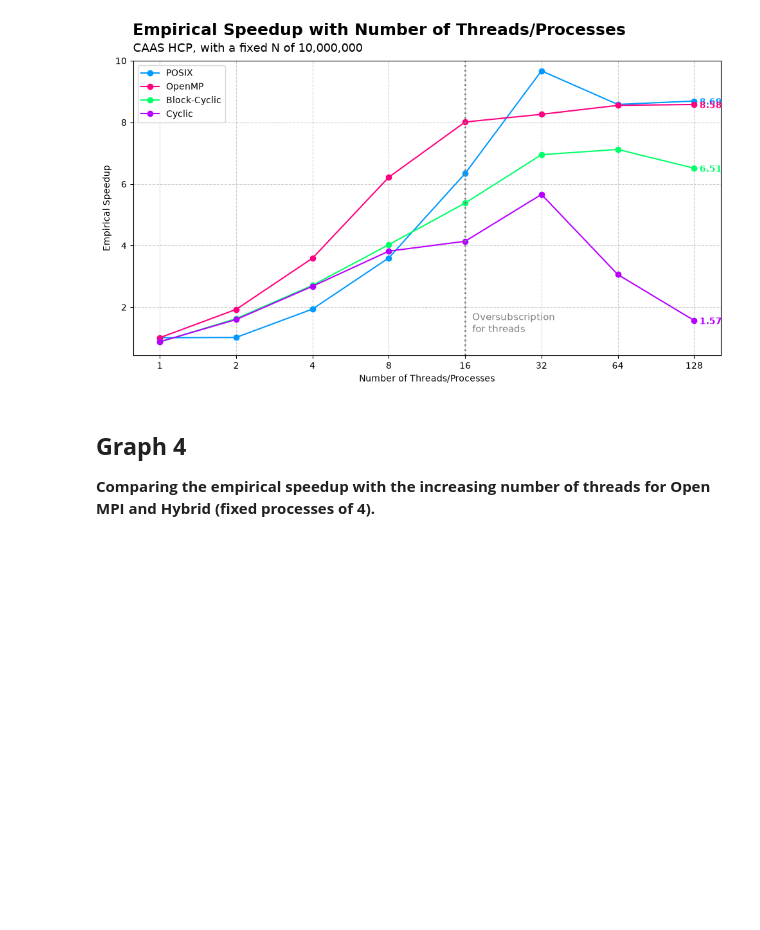
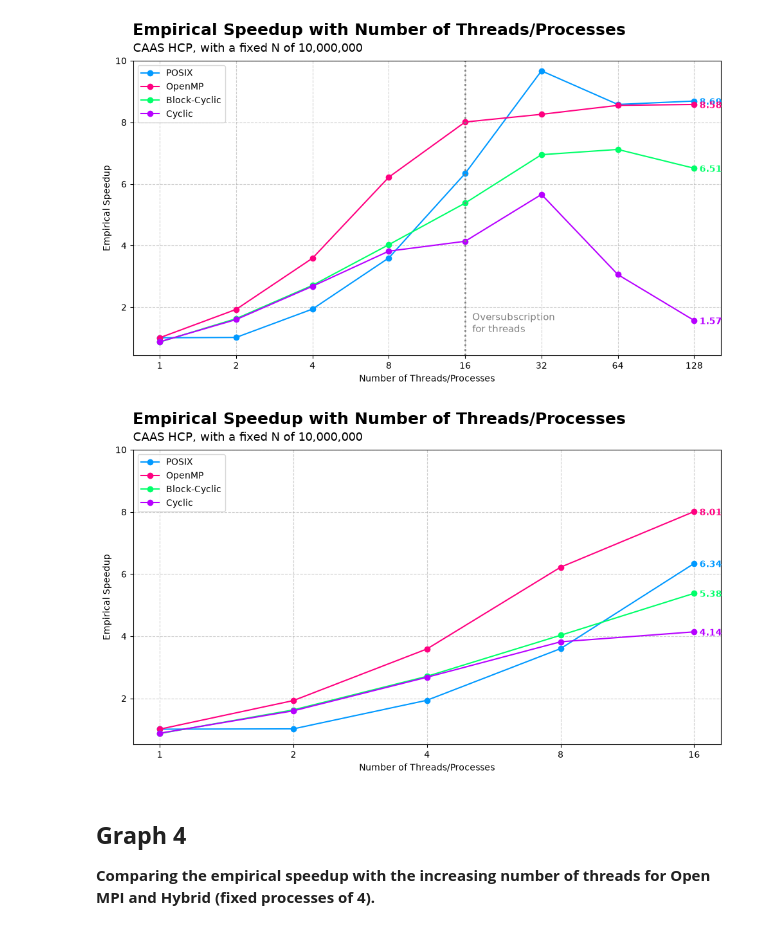
Before and after one commit to sshe0113/FIT3143_lab01, a Jupyter notebook: Lab 02/graph/caas_graph.ipynb, the cells around one changed output. Saved outputs shown, nothing was run; the diff lists cells and outputs as text; code cells hidden in the pictures; blank space fills up the shorter version.

```diff
--- a/Lab 02/graph/caas_graph.ipynb
+++ b/Lab 02/graph/caas_graph.ipynb
@@ -365,6 +365,106 @@ plt.savefig("task1_eSpeedup_TP.png", dpi=300)
 plt.show()
 # %% [output]
 [figure]
+# %%
+import pandas as pd
+import matplotlib.pyplot as plt
+
+# 1. Access the specific worksheet
+file_name = "RunningTimeRecording.xlsx"
+df = pd.read_excel(file_name, sheet_name="CAAS", header=[36, 37])
+
+# ==========================================
+# 2. DATA CLEANING & EXTRACTION
+# ==========================================
+# We explicitly target the T/P column and the specific E Speedup columns
+tp_col = df.columns[0]
+target_cols = [tp_col]
+
+categories = {
+    'POSIX': 'POSIX',
+    'OpenMP': 'OpenMP',
+    'Open MPI Block-Cyclic': 'Block-Cyclic',
+    'Open MPI Cyclic': 'Cyclic'
+}
+
+# Dynamically find the exact columns to keep
+for cat in categories.keys():
+    # Find the E Speedup column for this category
+    es_col = [c for c in df.columns if isinstance(c[0], str) and cat in c[0] and 'E Speedup' in str(c[1])][0]
+    target_cols.append(es_col)
+
+# Create the clean dataframe with ONLY the necessary columns
+df_clean = df[target_cols].copy()
+
+# Rename headers to a flat, clean format so it's easy to reference
+df_clean.columns = ['T/P'] + list(categories.values())
+
+# Convert all columns to numeric to wipe out any text artifacts or spaces
+for col in df_clean.columns:
+    df_clean[col] = pd.to_numeric(df_clean[col], errors='coerce')
+
+# Filter the T/P column strictly to our expected range (1 to 128)
+df_clean = df_clean.dropna(subset=['T/P'])
+df_clean = df_clean[(df_clean['T/P'] > 0) & (df_clean['T/P'] <= 16)]
+df_clean = df_clean.sort_values(by='T/P').reset_index(drop=True)
+
+# ==========================================
+# 3. SETUP AND PLOT
+# ==========================================
+plt.figure(figsize=(10, 6))
+
+# Colors: Light Blue, Pink, Light Green, Light Purple
+colors = ["#0099FF", "#FF0080", "#00FF6A", "#B700FF"]
+
+# 3. Extract, round, and plot each line safely
+for idx, legend_label in enumerate(categories.values()):
+    color = colors[idx]
+
+    # Isolate X and Y, and drop NaNs just for this specific line
+    # (Prevents one missing data point from ruining the whole row)
+    temp_df = df_clean[['T/P', legend_label]].dropna()
+
+    x_vals = temp_df['T/P'].tolist()
+    y_vals = temp_df[legend_label].round(2).tolist()
+
+    if len(x_vals) > 0:
+        # Plot the line with dot points
+        plt.plot(x_vals, y_vals, marker='o', label=legend_label, color=color)
+
+        # Annotate the last dot point with its value
+        plt.annotate(f'{y_vals[-1]:.2f}',
+                     xy=(x_vals[-1], y_vals[-1]),
+                     xytext=(6, -4), # Offset slightly to the right
+                     textcoords='offset points',
+                     color=color,
+                     fontweight='bold')
+
+# Formatting Titles (Aligned to the left)
+plt.suptitle("Empirical Speedup with Number of Threads/Processes", fontweight='bold', fontsize=18, x=0.062, y=0.96, ha='left')
+plt.title("CAAS HCP, with a fixed N of 10,000,000", fontsize=13, pad=10, loc='left')
+
+# Axis labels and legend
+plt.xlabel("Number of Threads/Processes")
+plt.ylabel("Empirical Speedup")
+plt.legend()
+
+# Set X-axis to a Base-2 Logarithmic scale to evenly space 1, 2, 4, 8, 16...
+plt.xscale('log', base=2)
+
+# Set X-axis ticks explicitly and force them to render as plain numbers
+ticks = [1, 2, 4, 8, 16]
+plt.xticks(ticks, labels=[str(t) for t in ticks])
+
+# Set Y-axis limit so the max is 10
+plt.ylim(top=10)
+
+# Display grid and show plot
+plt.grid(True, linestyle='--', alpha=0.6)
+plt.tight_layout()
+plt.savefig("task1_eSpeedup_TP.png", dpi=300)
+plt.show()
+# %% [output]
+[figure, added]
 # %% [markdown]
 ## **Graph 4**
 **Comparing the empirical speedup with the increasing number of threads for Open MPI and Hybrid (fixed processes of 4).**
```
Also changed, not shown: parts of 2 cells of this notebook, 22 other files.
